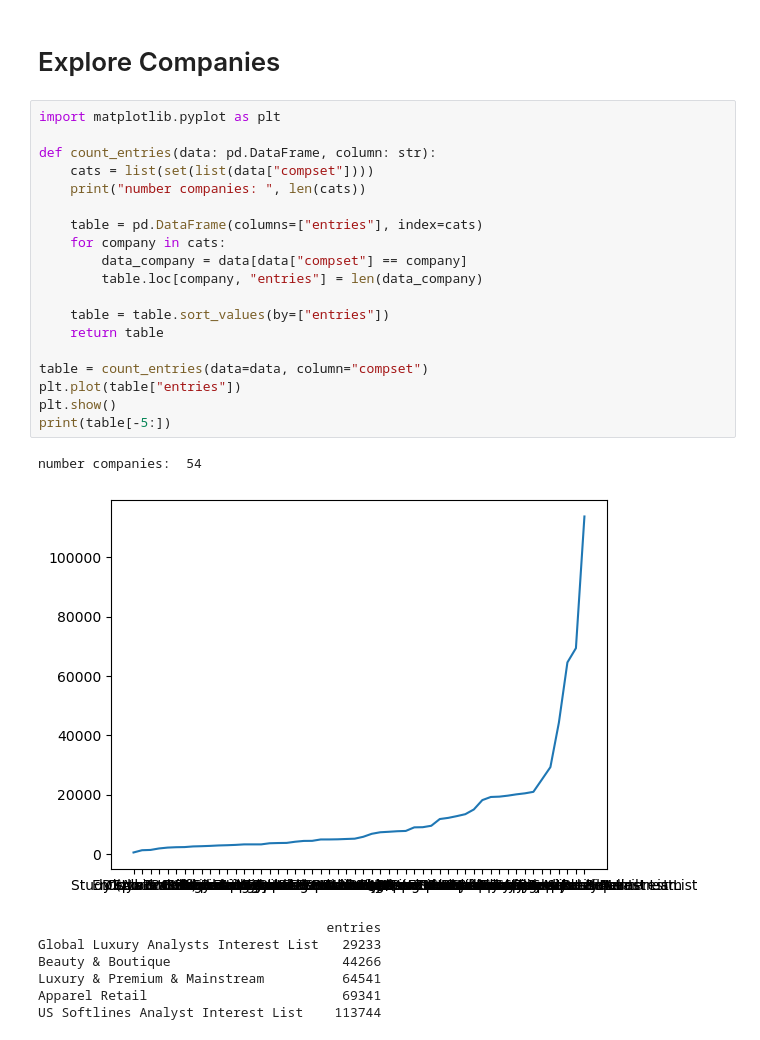
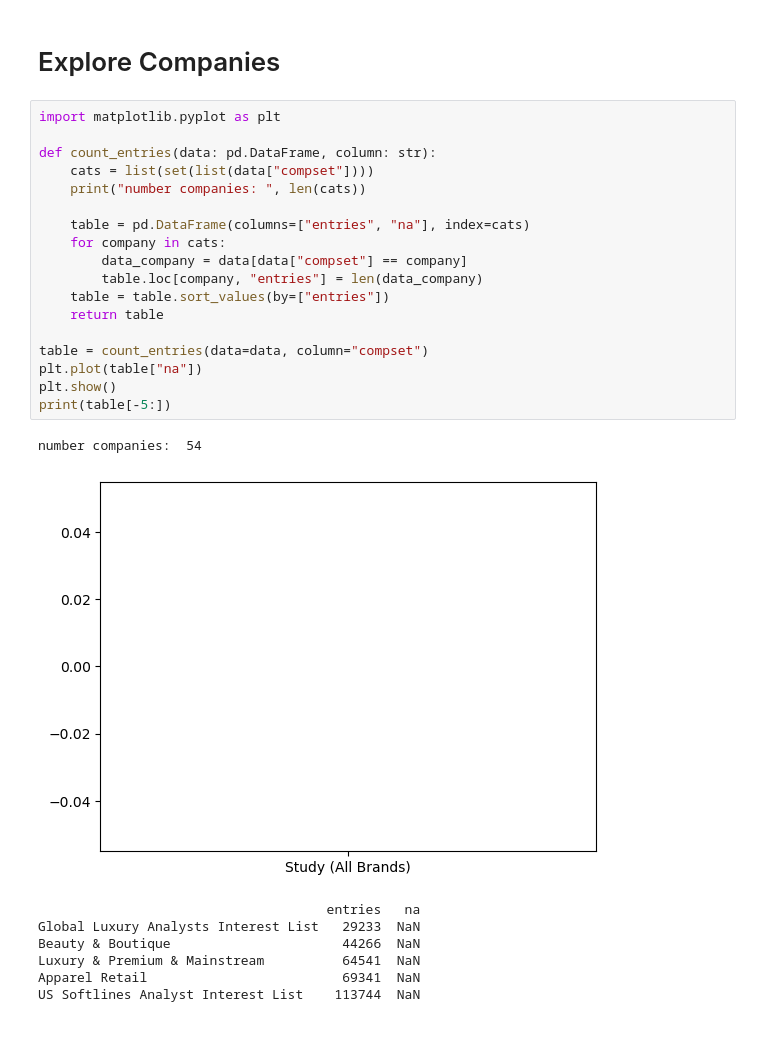
Before and after one commit to noahsta/datathon, a Jupyter notebook: src/noah.ipynb, the cells around one changed output. Cells and saved outputs as stored; diff of their text form.

```diff
--- a/src/noah.ipynb
+++ b/src/noah.ipynb
@@ -28,28 +28,27 @@ max    3.502565e+09  141746.000000   35905.000000  1.732046e+07  7.120711e+08
 # %%
 import matplotlib.pyplot as plt
 
 def count_entries(data: pd.DataFrame, column: str):
     cats = list(set(list(data["compset"])))
     print("number companies: ", len(cats))
 
-    table = pd.DataFrame(columns=["entries"], index=cats)
+    table = pd.DataFrame(columns=["entries", "na"], index=cats)
     for company in cats:
         data_company = data[data["compset"] == company]
         table.loc[company, "entries"] = len(data_company)
-
     table = table.sort_values(by=["entries"])
     return table
 
 table = count_entries(data=data, column="compset")
-plt.plot(table["entries"])
+plt.plot(table["na"])
 plt.show()
 print(table[-5:])
 # %% [output]
 number companies:  54
-[figure, old version]
+[figure, new version]
-                                     entries
-Global Luxury Analysts Interest List   29233
-Beauty & Boutique                      44266
-Luxury & Premium & Mainstream          64541
-Apparel Retail                         69341
-US Softlines Analyst Interest List    113744
+                                     entries   na
+Global Luxury Analysts Interest List   29233  NaN
+Beauty & Boutique                      44266  NaN
+Luxury & Premium & Mainstream          64541  NaN
+Apparel Retail                         69341  NaN
+US Softlines Analyst Interest List    113744  NaN
```
Also changed, not shown: parts of 1 cell of this notebook.
